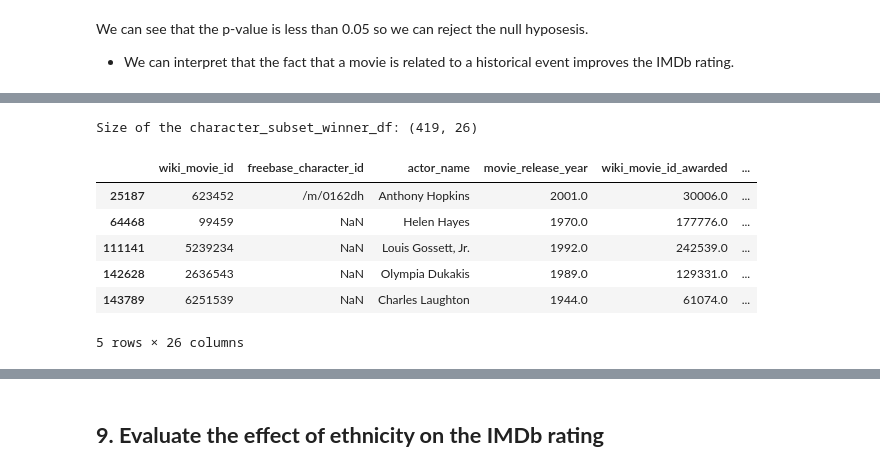
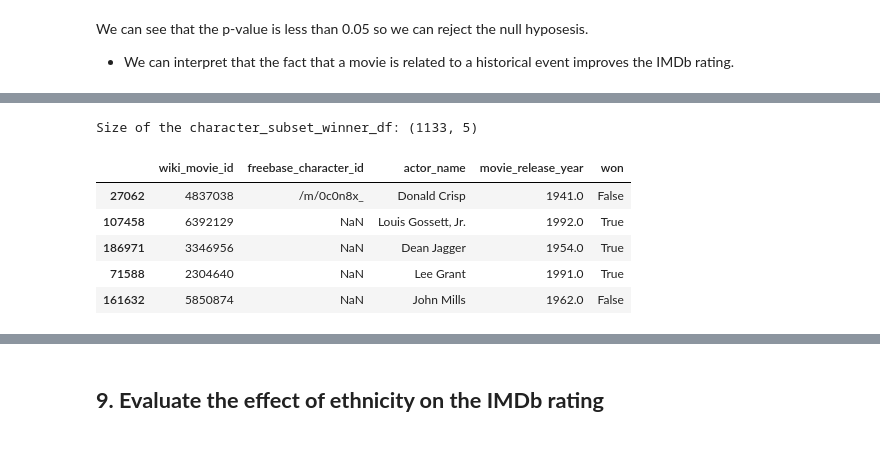
Before and after one commit to epfl-ada/ada-2023-project-adhd2023, a Jupyter notebook: milestone3.ipynb, the cells around one changed output, grey strips where cells are left out. Saved outputs shown, nothing was run; the diff lists cells and outputs as text; code cells hidden in the pictures.

```diff
--- a/milestone3.ipynb
+++ b/milestone3.ipynb
@@ -1452,27 +1501,27 @@ Size of the character_winner_year_df: (306, 3)
 # %%
 character_subset_winner_df = pd.merge(character_subset_df,
-                                      character_metadata_winner_df,
+                                      character_winner_year_df,
                                       on=['freebase_character_id', 'actor_name'],
                                       how='left',
                                       suffixes=('', '_awarded'))
 
-# remove rows there movie_release_year_y is na
+# remove rows where movie_release_year_awarded is na
 character_subset_winner_df = \
     character_subset_winner_df[character_subset_winner_df['movie_release_year_awarded'].notna()]
-# remove rows where movie_release_year_x smaller or equal to movie_release_year_y
-character_subset_winner_df = \
-    character_subset_winner_df[character_subset_winner_df['movie_release_year'] > character_subset_winner_df['movie_release_year_awarded']]
-# drop duplicates in the wiki_movie_id column
-character_subset_winner_df.drop_duplicates(subset=['wiki_movie_id'], inplace=True)
+
+character_subset_winner_df['won'] = \
+    character_subset_winner_df['movie_release_year'] > character_subset_winner_df['movie_release_year_awarded']
+
+# remove columns movie_release_year_awarded
+character_subset_winner_df.drop(columns=['movie_release_year_awarded'], inplace=True)
 
 print("Size of the character_subset_winner_df:", character_subset_winner_df.shape)
 character_subset_winner_df.sample(5)
 # %% [output]
-Size of the character_subset_winner_df: (419, 26)
+Size of the character_subset_winner_df: (1133, 5)
-|  | wiki_movie_id | freebase_character_id | actor_name | movie_release_year | wiki_movie_id_awarded | ... |
-| 25187 | 623452 | /m/0162dh | Anthony Hopkins | 2001.0 | 30006.0 | ... |
-| 64468 | 99459 | NaN | Helen Hayes | 1970.0 | 177776.0 | ... |
-| 111141 | 5239234 | NaN | Louis Gossett, Jr. | 1992.0 | 242539.0 | ... |
-| 142628 | 2636543 | NaN | Olympia Dukakis | 1989.0 | 129331.0 | ... |
-| 143789 | 6251539 | NaN | Charles Laughton | 1944.0 | 61074.0 | ... |
+|  | wiki_movie_id | freebase_character_id | actor_name | movie_release_year | won |
+| 27062 | 4837038 | /m/0c0n8x_ | Donald Crisp | 1941.0 | False |
+| 107458 | 6392129 | NaN | Louis Gossett, Jr. | 1992.0 | True |
+| 186971 | 3346956 | NaN | Dean Jagger | 1954.0 | True |
+| 71588 | 2304640 | NaN | Lee Grant | 1991.0 | True |
+| 161632 | 5850874 | NaN | John Mills | 1962.0 | False |
-5 rows × 26 columns
```
Also changed, not shown: parts of 56 cells of this notebook.
